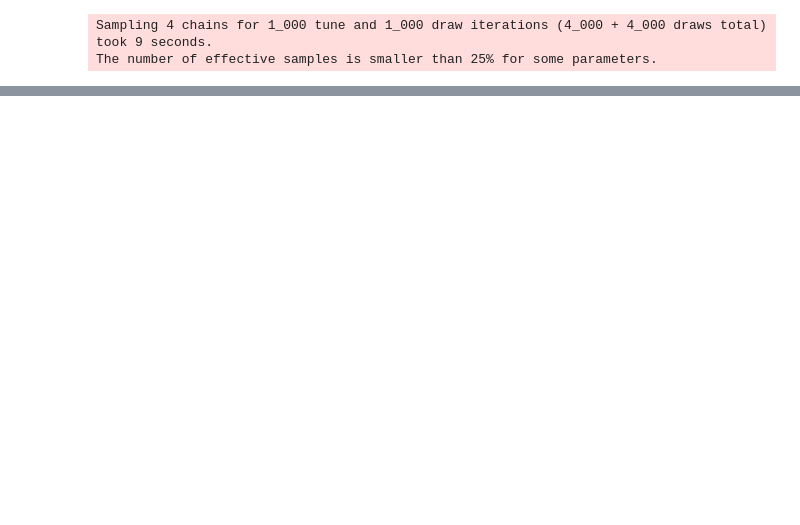
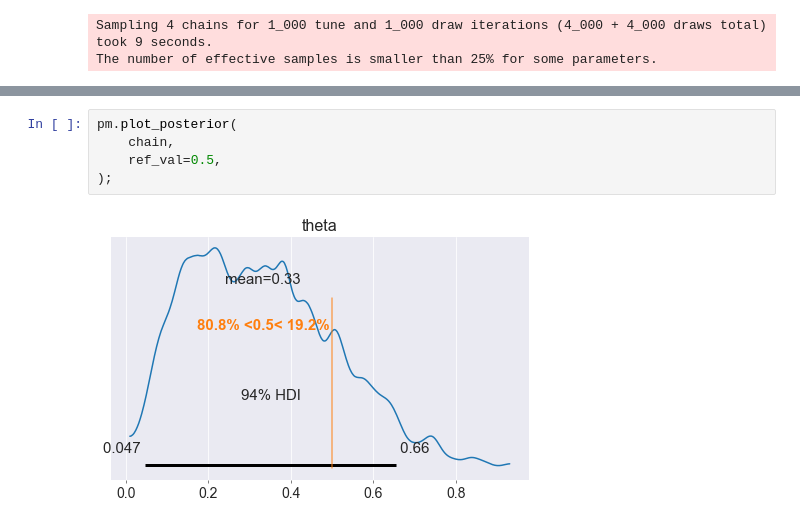
Before and after one commit to akiabe/bayesian-ml_intro, a Jupyter notebook: pymc3/chap2.ipynb, the cells around one changed output, grey strips where cells are left out. Drawn from its saved outputs; the diff is of its cells as text; blank space fills up the shorter version.

```diff
--- a/pymc3/chap2.ipynb
+++ b/pymc3/chap2.ipynb
@@ -59,0 +72,7 @@ pm.traceplot(
+# %%
+pm.plot_posterior(
+    chain,
+    ref_val=0.5,
+);
+# %% [output]
+[figure, added]
```
Also changed, not shown: parts of 5 cells of this notebook.
